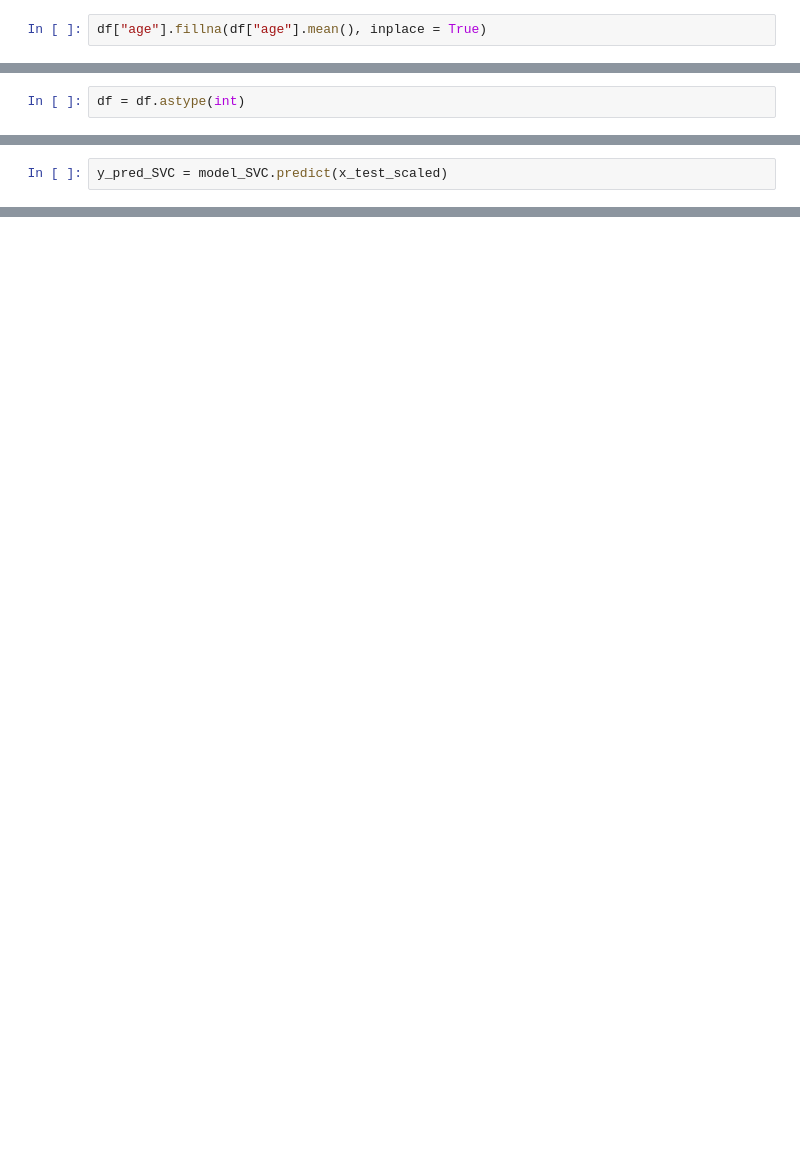
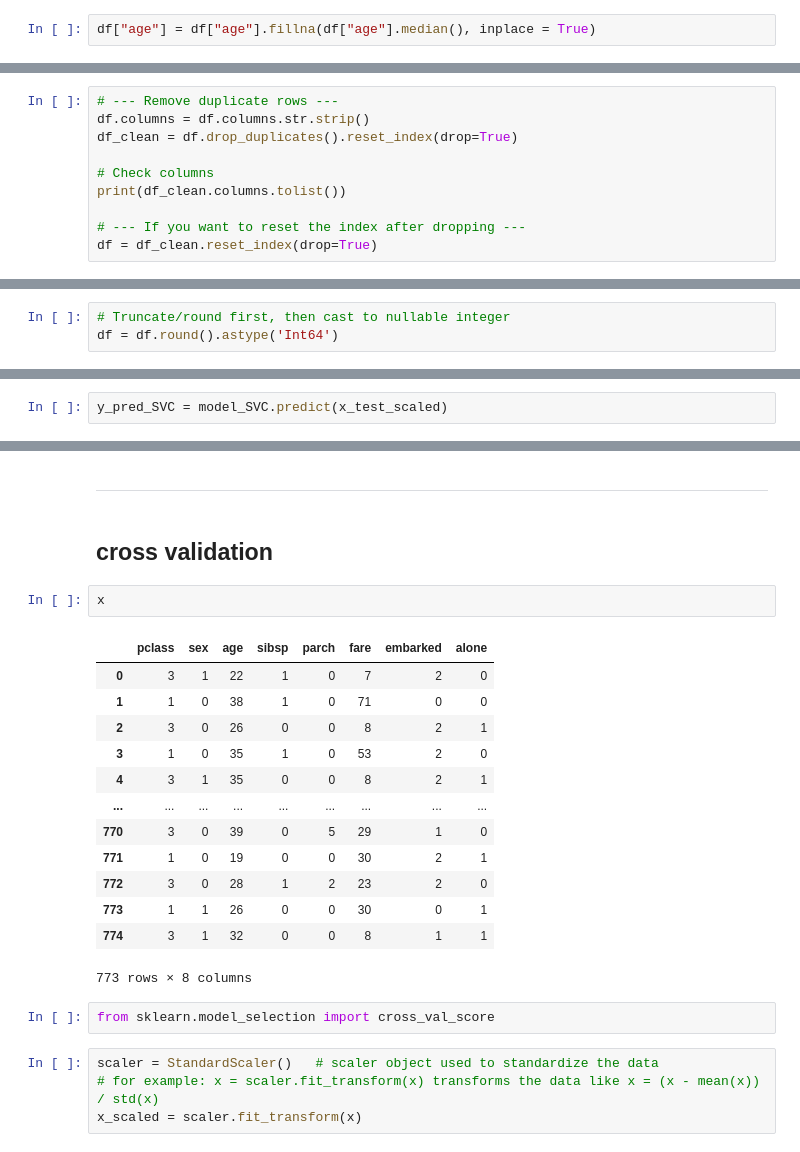
Before and after one commit to ManabBiswas/Machine-Learning, a Jupyter notebook: ML_Project_4/Titanic.ipynb, the cells around one changed output, grey strips where cells are left out. Cells and saved outputs as stored; diff of their text form; blank space fills up the shorter version.

```diff
--- a/ML_Project_4/Titanic.ipynb
+++ b/ML_Project_4/Titanic.ipynb
@@ -41,4 +99,4 @@ Unnecessary columns are removed. Missing ages are replaced with the average age,
 # %%
-df["age"].fillna(df["age"].mean(), inplace = True)
+df["age"] = df["age"].fillna(df["age"].median(), inplace = True)
 # %% [markdown]
 it select the age colomn and replace all its null values with the mean of age column
@@ -44,0 +116,10 @@ it select the age colomn and replace all its null values with the mean of age co
+# %%
+# --- Remove duplicate rows ---
+df.columns = df.columns.str.strip()
+df_clean = df.drop_duplicates().reset_index(drop=True)
+
+# Check columns
+print(df_clean.columns.tolist())
+
+# --- If you want to reset the index after dropping ---
+df = df_clean.reset_index(drop=True)
@@ -55,7 +155,8 @@ import sklearn.preprocessing
 le = sklearn.preprocessing.LabelEncoder()
 df['sex'] = le.fit_transform(df['sex'])
 df['embarked'] = le.fit_transform(df['embarked']) # S=2, C=0, Q=1
-# %%
-df = df.astype(int)
+# %%
+# Truncate/round first, then cast to nullable integer
+df = df.round().astype('Int64')
 # %%
 df
@@ -176,0 +415,26 @@ print(classification_report(y_test, y_pred_SVC))
+# %% [markdown]
+---
+# %% [markdown]
+## cross validation
+# %%
+x
+# %% [output]
+|  | pclass | sex | age | sibsp | parch | fare | embarked | alone |
+| 0 | 3 | 1 | 22 | 1 | 0 | 7 | 2 | 0 |
+| 1 | 1 | 0 | 38 | 1 | 0 | 71 | 0 | 0 |
+| 2 | 3 | 0 | 26 | 0 | 0 | 8 | 2 | 1 |
+| 3 | 1 | 0 | 35 | 1 | 0 | 53 | 2 | 0 |
+| 4 | 3 | 1 | 35 | 0 | 0 | 8 | 2 | 1 |
+| ... | ... | ... | ... | ... | ... | ... | ... | ... |
+| 770 | 3 | 0 | 39 | 0 | 5 | 29 | 1 | 0 |
+| 771 | 1 | 0 | 19 | 0 | 0 | 30 | 2 | 1 |
+| 772 | 3 | 0 | 28 | 1 | 2 | 23 | 2 | 0 |
+| 773 | 1 | 1 | 26 | 0 | 0 | 30 | 0 | 1 |
+| 774 | 3 | 1 | 32 | 0 | 0 | 8 | 1 | 1 |
+773 rows × 8 columns
+# %%
+from sklearn.model_selection import cross_val_score
+# %%
+scaler = StandardScaler()   # scaler object used to standardize the data
+# for example: x = scaler.fit_transform(x) transforms the data like x = (x - mean(x)) / std(x)
+x_scaled = scaler.fit_transform(x)
```
Also changed, not shown: parts of 37 cells of this notebook, 1 other file.
